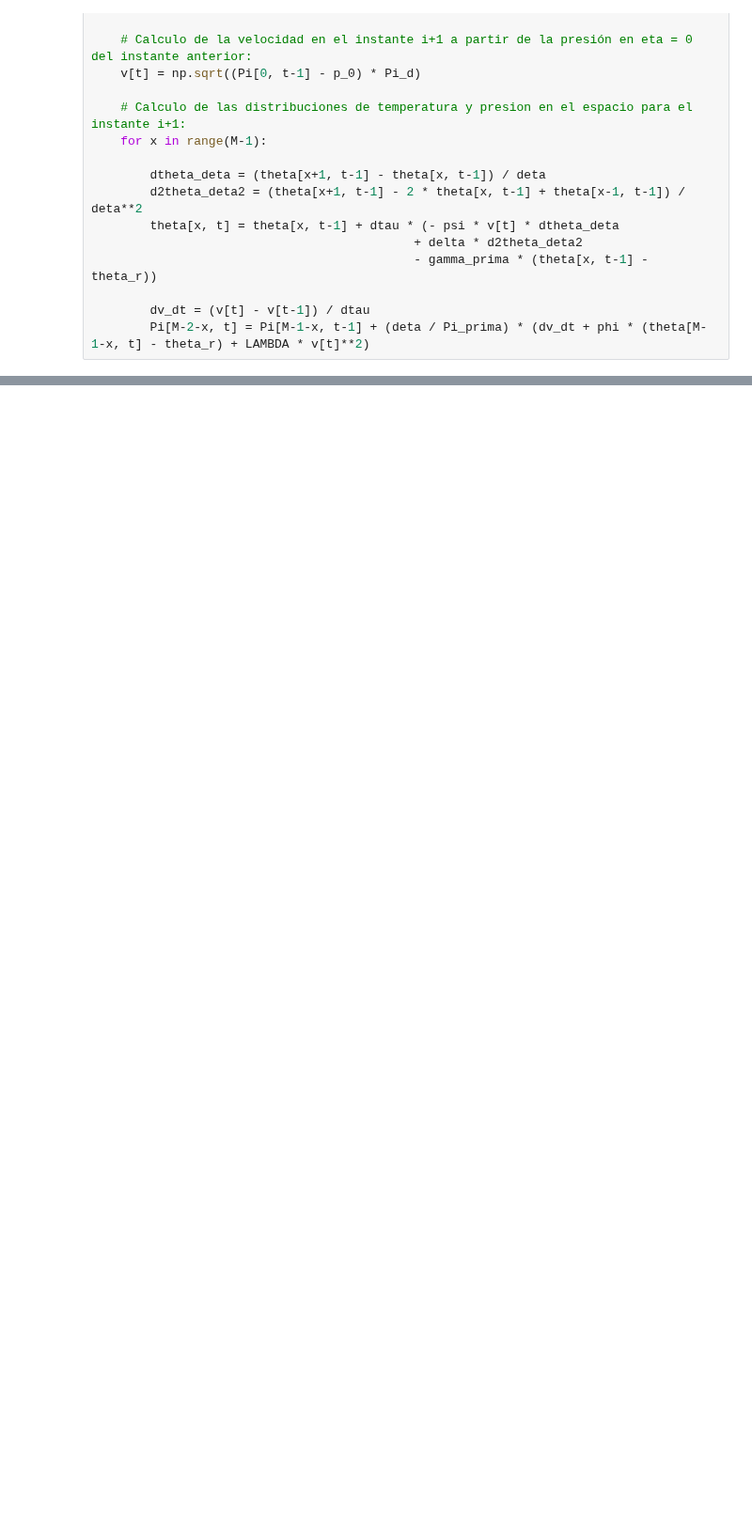
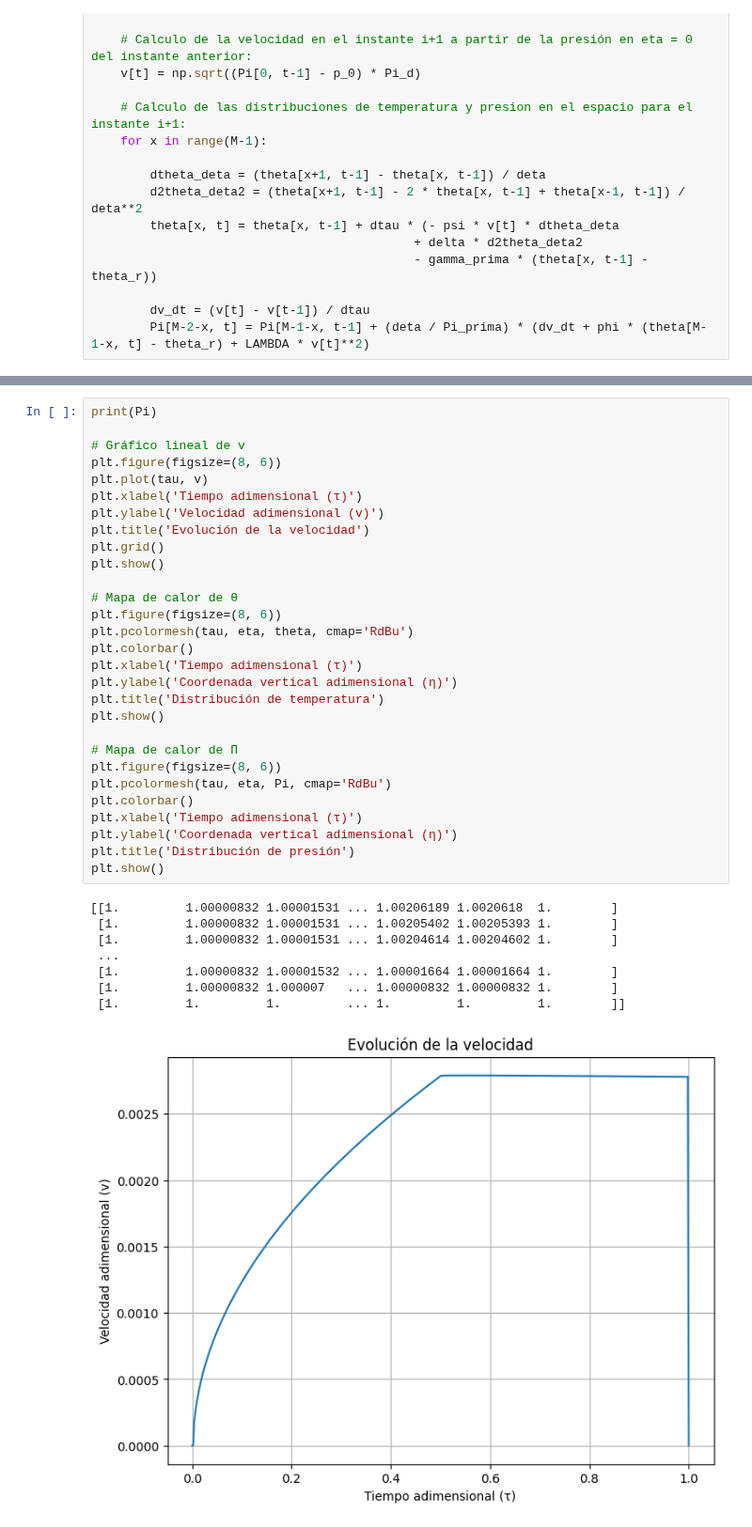
Before and after one commit to angelgvillatoro/bullville_M1, a Jupyter notebook: tfm/pruebas.ipynb, the cells around one changed output, grey strips where cells are left out. Shown at 94% size. Cells and saved outputs as stored; diff of their text form; blank space fills up the shorter version.

```diff
--- a/tfm/pruebas.ipynb
+++ b/tfm/pruebas.ipynb
@@ -177,0 +235,38 @@ print(Pi)
+# %%
+print(Pi)
+
+# Gráfico lineal de v
+plt.figure(figsize=(8, 6))
+plt.plot(tau, v)
+plt.xlabel('Tiempo adimensional (τ)')
+plt.ylabel('Velocidad adimensional (v)')
+plt.title('Evolución de la velocidad')
+plt.grid()
+plt.show()
+
+# Mapa de calor de θ
+plt.figure(figsize=(8, 6))
+plt.pcolormesh(tau, eta, theta, cmap='RdBu')
+plt.colorbar()
+plt.xlabel('Tiempo adimensional (τ)')
+plt.ylabel('Coordenada vertical adimensional (η)')
+plt.title('Distribución de temperatura')
+plt.show()
+
+# Mapa de calor de Π
+plt.figure(figsize=(8, 6))
+plt.pcolormesh(tau, eta, Pi, cmap='RdBu')
+plt.colorbar()
+plt.xlabel('Tiempo adimensional (τ)')
+plt.ylabel('Coordenada vertical adimensional (η)')
+plt.title('Distribución de presión')
+plt.show()
+# %% [output]
+[[1.         1.00000832 1.00001531 ... 1.00206189 1.0020618  1.        ]
+ [1.         1.00000832 1.00001531 ... 1.00205402 1.00205393 1.        ]
+ [1.         1.00000832 1.00001531 ... 1.00204614 1.00204602 1.        ]
+ ...
+ [1.         1.00000832 1.00001532 ... 1.00001664 1.00001664 1.        ]
+ [1.         1.00000832 1.000007   ... 1.00000832 1.00000832 1.        ]
+ [1.         1.         1.         ... 1.         1.         1.        ]]
+[figure, added]
```
Also changed, not shown: parts of 16 cells of this notebook, 2 other files.
